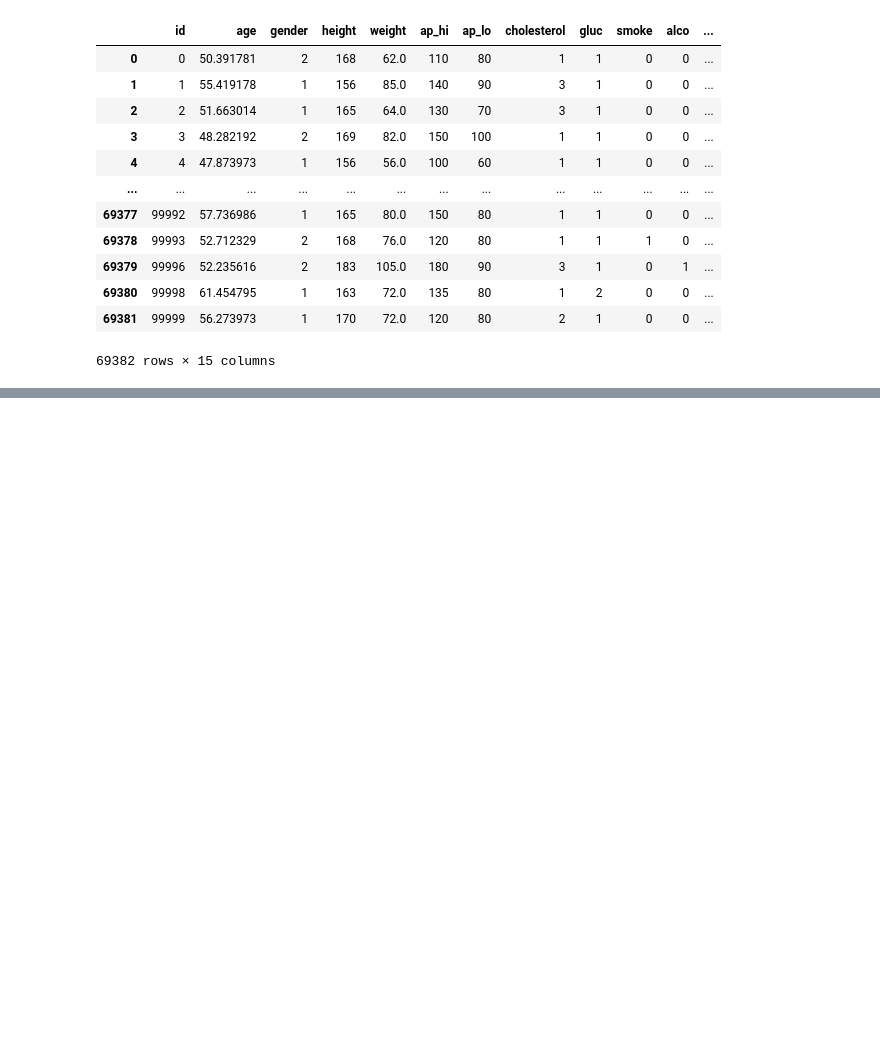
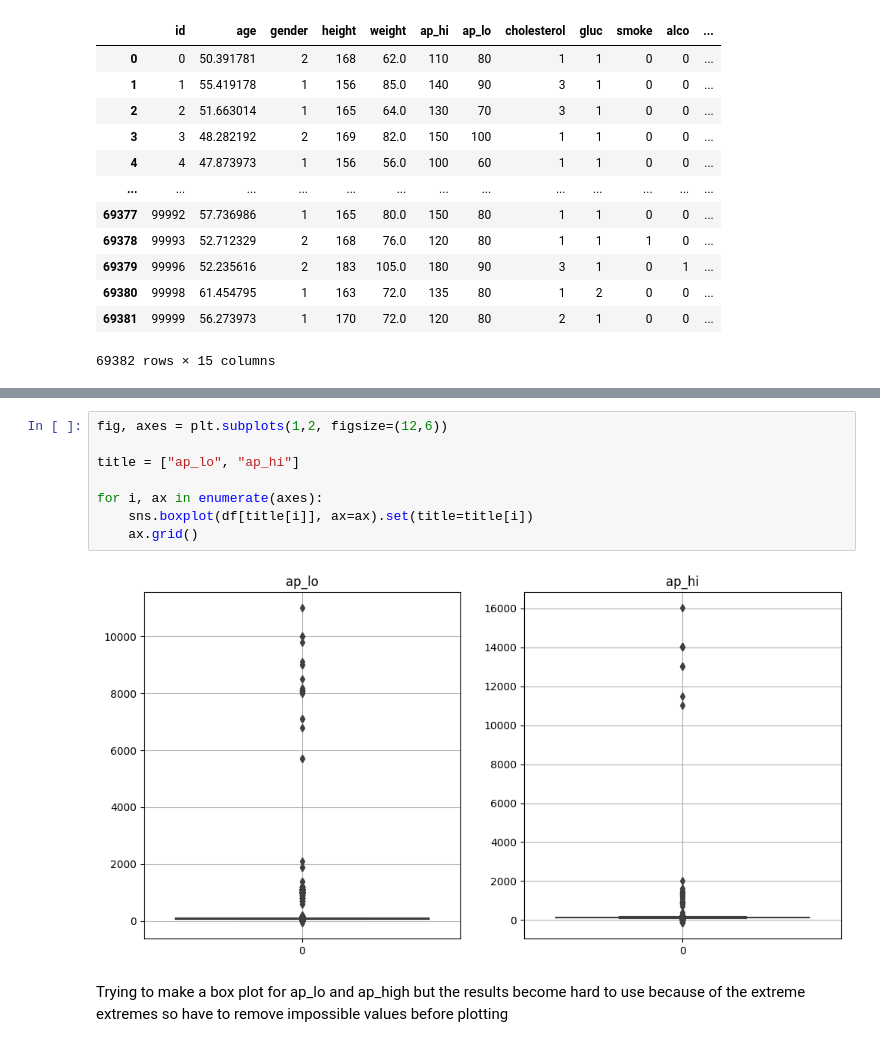
Before and after one commit to Razjoh/Machine-learning-Rasmus-Johansson, a Jupyter notebook: Labb/EDA_disease.ipynb, the cells around one changed output, grey strips where cells are left out. Cells and saved outputs as stored; diff of their text form; blank space fills up the shorter version.

```diff
--- a/Labb/EDA_disease.ipynb
+++ b/Labb/EDA_disease.ipynb
@@ -416,0 +461,12 @@ df
+# %%
+fig, axes = plt.subplots(1,2, figsize=(12,6))
+
+title = ["ap_lo", "ap_hi"]
+
+for i, ax in enumerate(axes):
+    sns.boxplot(df[title[i]], ax=ax).set(title=title[i])
+    ax.grid()
+# %% [output]
+[figure, added]
+# %% [markdown]
+Trying to make a box plot for ap_lo and ap_high but the results become hard to use because of the extreme extremes so have to remove impossible values before plotting
```
Also changed, not shown: parts of 12 cells of this notebook.
